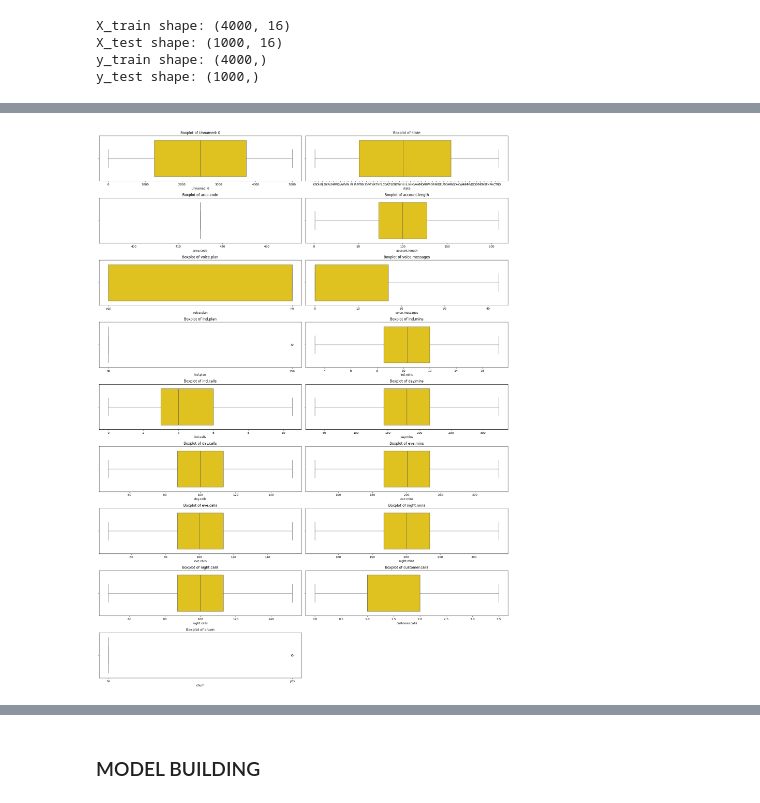
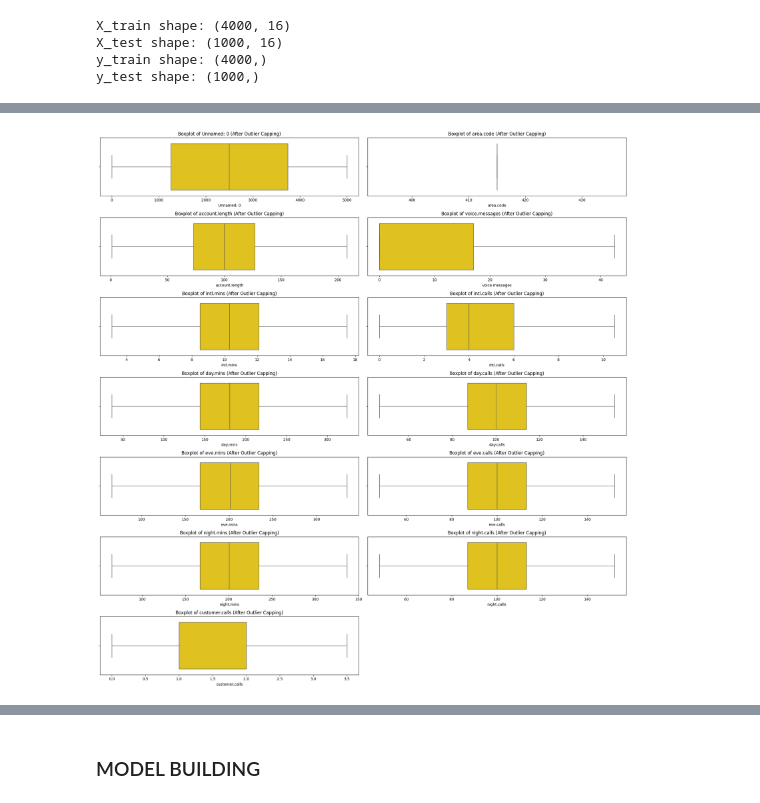
Before and after one commit to Sampath1503/Churn_Prediction, a Jupyter notebook: code (1).ipynb, the cells around one changed output, grey strips where cells are left out. Saved outputs shown, nothing was run; the diff lists cells and outputs as text; code cells hidden in the pictures.

```diff
--- a/code (1).ipynb
+++ b/code (1).ipynb
@@ -114,11 +114,3 @@ night.charge       0
 customer.calls     0
 churn              0
 dtype: int64
-# %%
-# Impute with median (more robust against outliers)
-df['day.charge'].fillna(df['day.charge'].median(), inplace=True)
-df['eve.mins'].fillna(df['eve.mins'].median(), inplace=True)
-
-# Verify that no missing values remain
-print("\nMissing Values After Imputation:")
-print(df.isnull().sum())
@@ -333,15 +273,18 @@ y_test shape: (1000,)
 import seaborn as sns
 import matplotlib.pyplot as plt
 
-num_cols = len(df_reduced.columns)
+# Assuming numeric_cols is defined and contains the list of numeric column names
+numeric_cols = X_train.select_dtypes(include=np.number).columns
+
+num_cols = len(numeric_cols)
 n_cols = 2
 n_rows = (num_cols + 1) // n_cols  # dynamically calculate rows
 
 plt.figure(figsize=(20, n_rows * 3))  # adjust height automatically
 
-for i, col in enumerate(df_reduced.columns):
+for i, col in enumerate(numeric_cols):
     plt.subplot(n_rows, n_cols, i + 1)
-    sns.boxplot(data=df, x=col, color='lightcoral')
+    sns.boxplot(data=X_train, x=col, color='lightcoral')
     plt.title(f'Boxplot of {col}')
 
 plt.tight_layout()
@@ -351,10 +294,12 @@ plt.show()
 # %%
-
 import numpy as np
 import pandas as pd
 import seaborn as sns
 import matplotlib.pyplot as plt
 from scipy import stats
+
+# Select only numeric columns
+numeric_cols = df.select_dtypes(include=[np.number]).columns
 
 # Calculate outlier percentage for each numeric feature using Z-Score
 outlier_summary = []
@@ -423,16 +404,28 @@ Number of numeric columns treated: 13
 # %%
-num_cols = len(df_cleaned.columns)
+import matplotlib.pyplot as plt
+import seaborn as sns
+import numpy as np
+import pandas as pd # Import pandas to potentially create a temp dataframe for plotting
+
+# Assuming numeric_cols is defined and contains the list of numeric column names
+
+# Get the number of numeric columns
+num_cols = len(numeric_cols)
 n_cols = 2
 n_rows = (num_cols + 1) // n_cols  # dynamically calculate rows
 
 plt.figure(figsize=(20, n_rows * 3))  # adjust height automatically
 
-for i, col in enumerate(df_cleaned.columns):
+# Create a temporary DataFrame with only the numeric columns from X_train for plotting
+# This ensures we are plotting the data after outlier capping
+numeric_train_df = X_train[numeric_cols]
+
+for i, col in enumerate(numeric_cols):
     plt.subplot(n_rows, n_cols, i + 1)
-    sns.boxplot(data=df_cleaned, x=col, color='gold')
-    plt.title(f'Boxplot of {col}')
+    sns.boxplot(data=numeric_train_df, x=col, color='gold')
+    plt.title(f'Boxplot of {col} (After Outlier Capping)')
 
 plt.tight_layout()
 plt.show()
 # %% [output]
-[figure, old version]
+[figure, new version]
```
Also changed, not shown: parts of 12 cells of this notebook.
